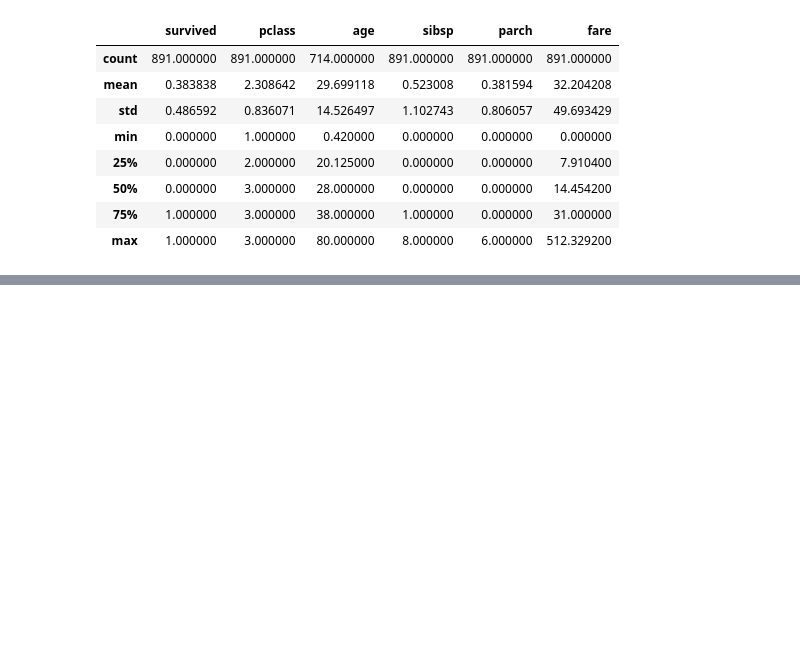
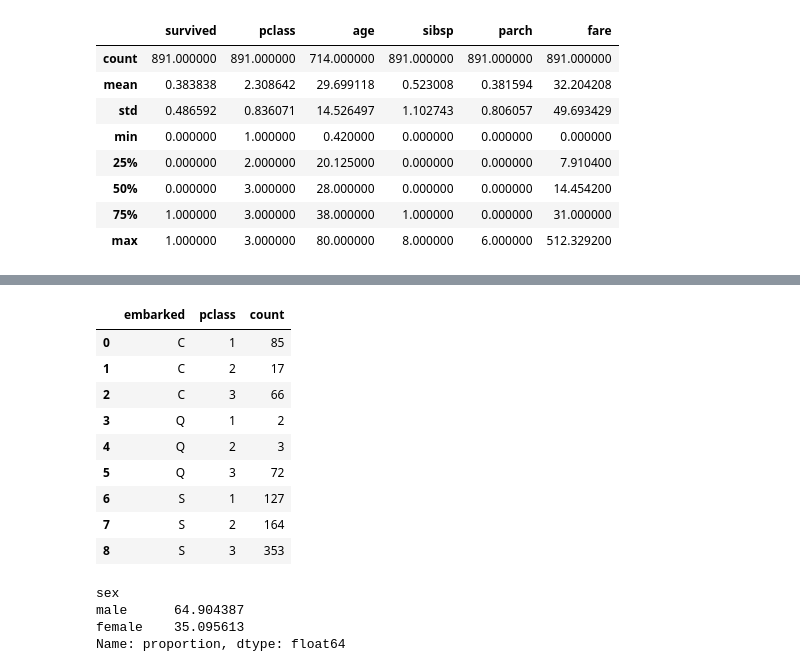
Before and after one commit to diaa-hariri/nomades_python_software_engineer, a Jupyter notebook: numpy_pandas/student_exercises/corrections/pandas/titanic.ipynb, the cells around one changed output, grey strips where cells are left out. Cells and saved outputs as stored; diff of their text form; code cells hidden in the pictures; blank space fills up the shorter version.

```diff
--- a/numpy_pandas/student_exercises/corrections/pandas/titanic.ipynb
+++ b/numpy_pandas/student_exercises/corrections/pandas/titanic.ipynb
@@ -80,0 +117,36 @@ titanic["age"].fillna(titanic["age"].mean(), inplace=True)
+# %%
+# 3.2 Analyser la répartition des passagers par classe (Pclass) et par port d'embarquement (Embarked).
+rce = titanic.groupby("embarked").pclass.value_counts().unstack()
+
+# rce = titanic.groupby(["embarked", "pclass"]).agg(survived_sum=("survived", "sum"), total_count=("survived", "count"))
+# rce["ratio"] = rce["survived_sum"] / rce["total_count"]
+
+rce = titanic.groupby(["embarked", "pclass"]).size().reset_index(name="count")
+# rce['Percentage'] = rce["count"] / rce.groupby('pclass')["count"].transform('sum') * 100
+rce
+# %% [output]
+|  | embarked | pclass | count |
+| 0 | C | 1 | 85 |
+| 1 | C | 2 | 17 |
+| 2 | C | 3 | 66 |
+| 3 | Q | 1 | 2 |
+| 4 | Q | 2 | 3 |
+| 5 | Q | 3 | 72 |
+| 6 | S | 1 | 127 |
+| 7 | S | 2 | 164 |
+| 8 | S | 3 | 353 |
+# %%
+# Calculer la proportion de passagers masculins et féminins.
+total = len(titanic)
+proportion = len(titanic[titanic.sex == "female"]) / total * 100
+proportion = titanic[titanic.sex == "female"].sex.count() / total * 100
+gender_proportion = pd.Series([proportion, 100-proportion], index=["female", "male"], name="Gender proportion")
+
+gender_proportion = titanic.sex.value_counts() / len(titanic) * 100
+gender_proportion = titanic.sex.value_counts(normalize=True) * 100
+gender_proportion
+# %% [output]
+sex
+male      64.904387
+female    35.095613
+Name: proportion, dtype: float64
```
Also changed, not shown: parts of 14 cells of this notebook, 12 other files.
